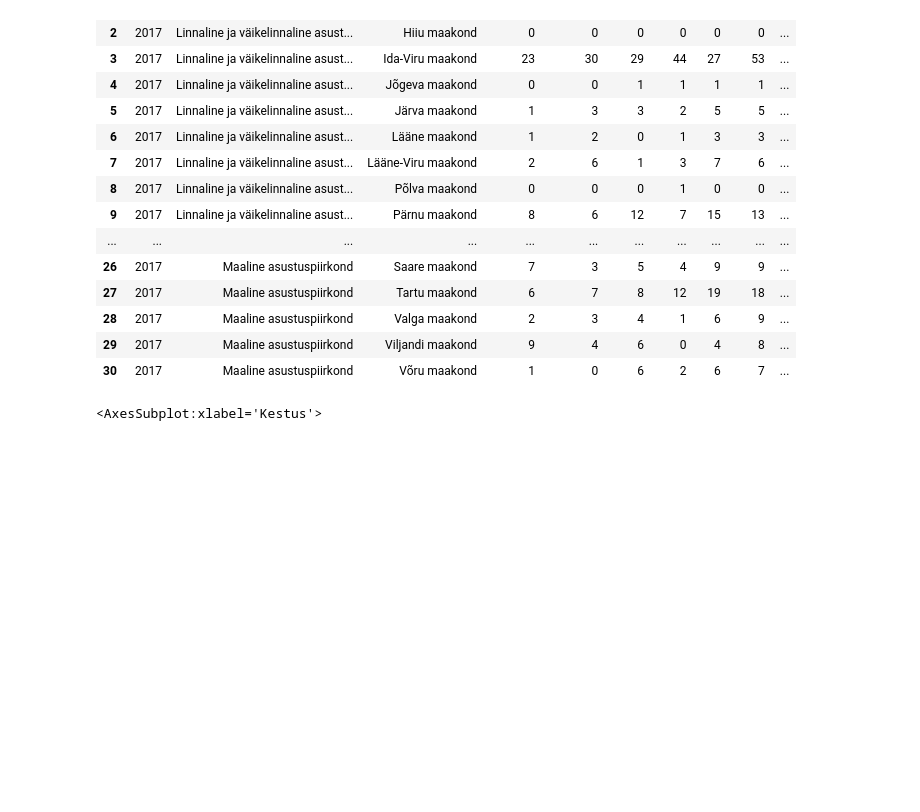
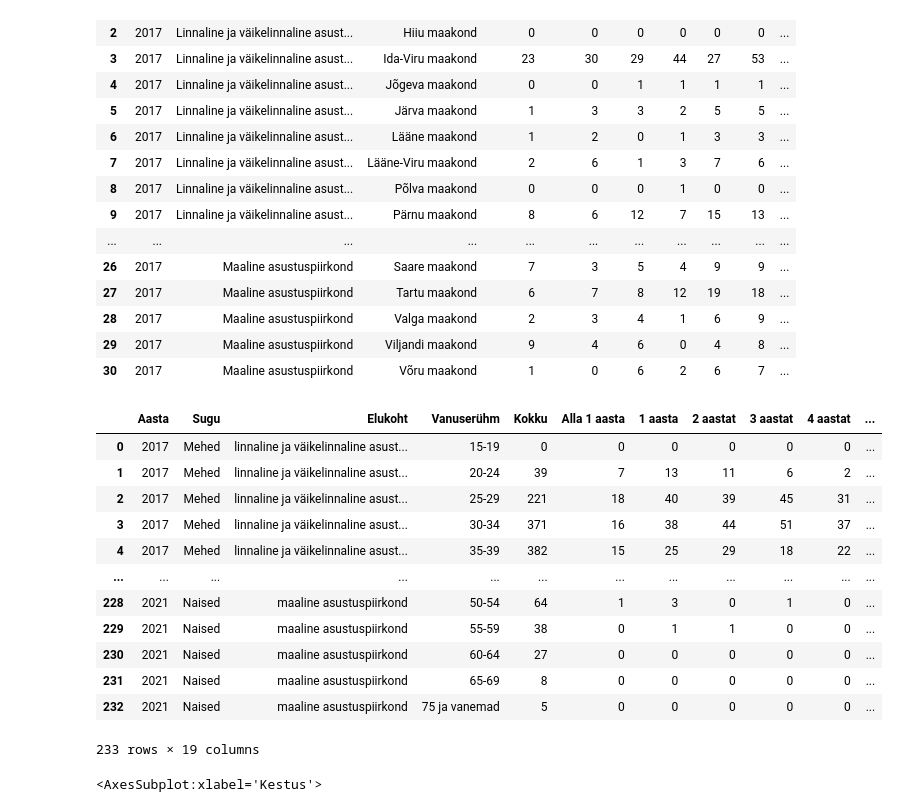
Before and after one commit to KarinRosen/Introduction-to-Data-Science-project, a Jupyter notebook: Abielud, mis on lahutatud.ipynb, the cells around one changed output. Saved outputs shown, nothing was run; the diff lists cells and outputs as text; code cells hidden in the pictures; blank space fills up the shorter version.

```diff
--- a/Abielud, mis on lahutatud.ipynb
+++ b/Abielud, mis on lahutatud.ipynb
@@ -38,6 +38,22 @@ naiste_arv = abielu_kestus_N.sum()
 
 abielu_kestus_M = abielu_kestus_M.to_list()
 abielu_kestus_N = abielu_kestus_N.to_list()
+# %%
+lahutused
+# %% [output]
+|  | Aasta | Sugu | Elukoht | Vanuserühm | Kokku | Alla 1 aasta | 1 aasta | 2 aastat | 3 aastat | 4 aastat | ... |
+| 0 | 2017 | Mehed | linnaline ja väikelinnaline asust... | 15-19 | 0 | 0 | 0 | 0 | 0 | 0 | ... |
+| 1 | 2017 | Mehed | linnaline ja väikelinnaline asust... | 20-24 | 39 | 7 | 13 | 11 | 6 | 2 | ... |
+| 2 | 2017 | Mehed | linnaline ja väikelinnaline asust... | 25-29 | 221 | 18 | 40 | 39 | 45 | 31 | ... |
+| 3 | 2017 | Mehed | linnaline ja väikelinnaline asust... | 30-34 | 371 | 16 | 38 | 44 | 51 | 37 | ... |
+| 4 | 2017 | Mehed | linnaline ja väikelinnaline asust... | 35-39 | 382 | 15 | 25 | 29 | 18 | 22 | ... |
+| ... | ... | ... | ... | ... | ... | ... | ... | ... | ... | ... | ... |
+| 228 | 2021 | Naised | maaline asustuspiirkond | 50-54 | 64 | 1 | 3 | 0 | 1 | 0 | ... |
+| 229 | 2021 | Naised | maaline asustuspiirkond | 55-59 | 38 | 0 | 1 | 1 | 0 | 0 | ... |
+| 230 | 2021 | Naised | maaline asustuspiirkond | 60-64 | 27 | 0 | 0 | 0 | 0 | 0 | ... |
+| 231 | 2021 | Naised | maaline asustuspiirkond | 65-69 | 8 | 0 | 0 | 0 | 0 | 0 | ... |
+| 232 | 2021 | Naised | maaline asustuspiirkond | 75 ja vanemad | 5 | 0 | 0 | 0 | 0 | 0 | ... |
+233 rows × 19 columns
 # %%
 mehed_naised = pd.DataFrame({'Kestus': ['Alla 1 aasta',
        '1 aasta', '2 aastat', '3 aastat', '4 aastat', '5 aastat', '6 aastat',
```
Also changed, not shown: parts of 1 cell of this notebook, 5 other files.
